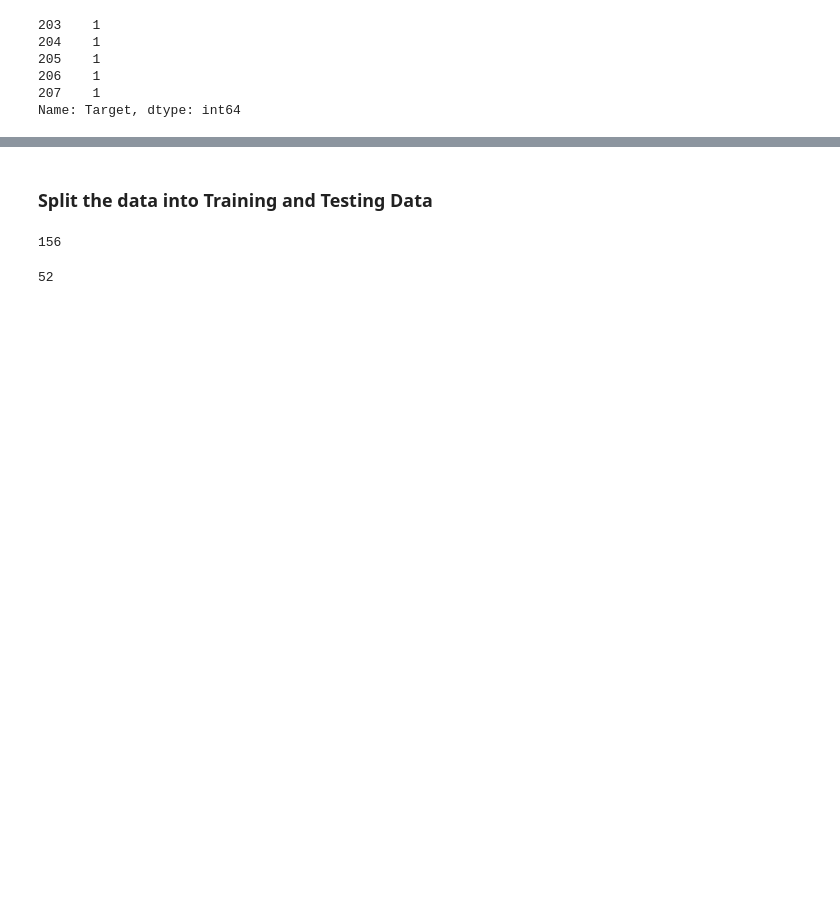
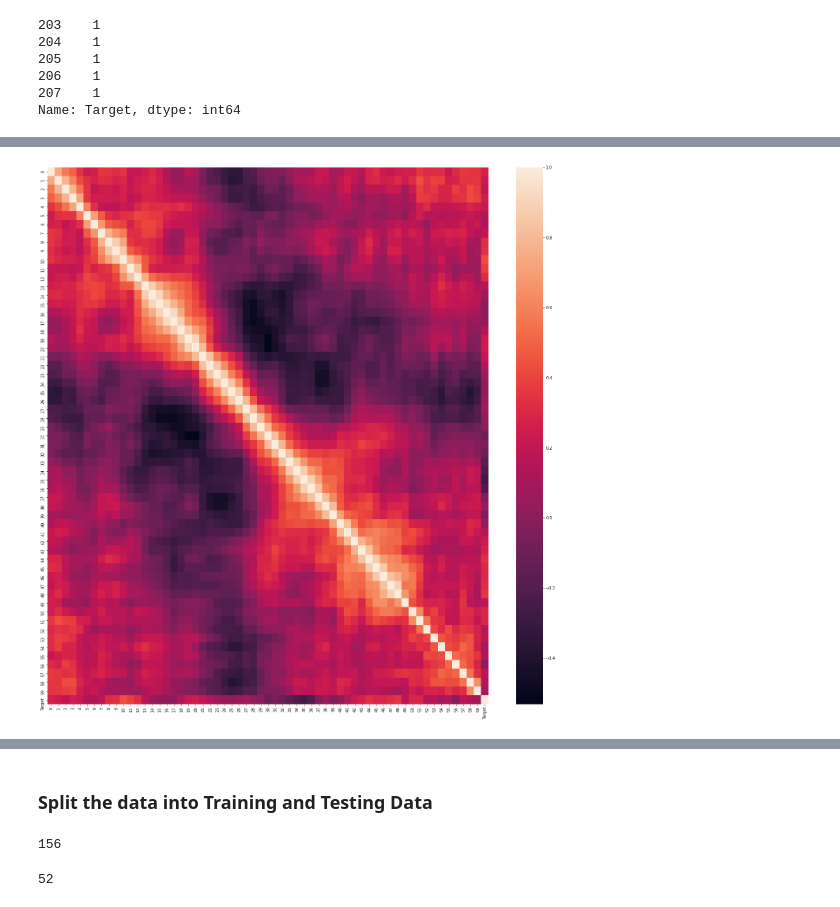
Before and after one commit to eyadayman12/Data-Science-and-Machine-Learning-Projects, a Jupyter notebook: Mine vs Rock Prediction/Mine vs Rock Project.ipynb, the cells around one changed output, grey strips where cells are left out. Drawn from its saved outputs; the diff is of its cells as text; code cells hidden in the pictures; blank space fills up the shorter version.

```diff
--- a/Mine vs Rock Prediction/Mine vs Rock Project.ipynb
+++ b/Mine vs Rock Prediction/Mine vs Rock Project.ipynb
@@ -112,0 +175,6 @@ Name: Target, dtype: int64
+# %%
+plt.figure(figsize=(25,25))
+sns.heatmap(df.corr(), cbar=True)
+plt.show()
+# %% [output]
+[figure, added]
```
Also changed, not shown: parts of 43 cells of this notebook, 2 other files.
